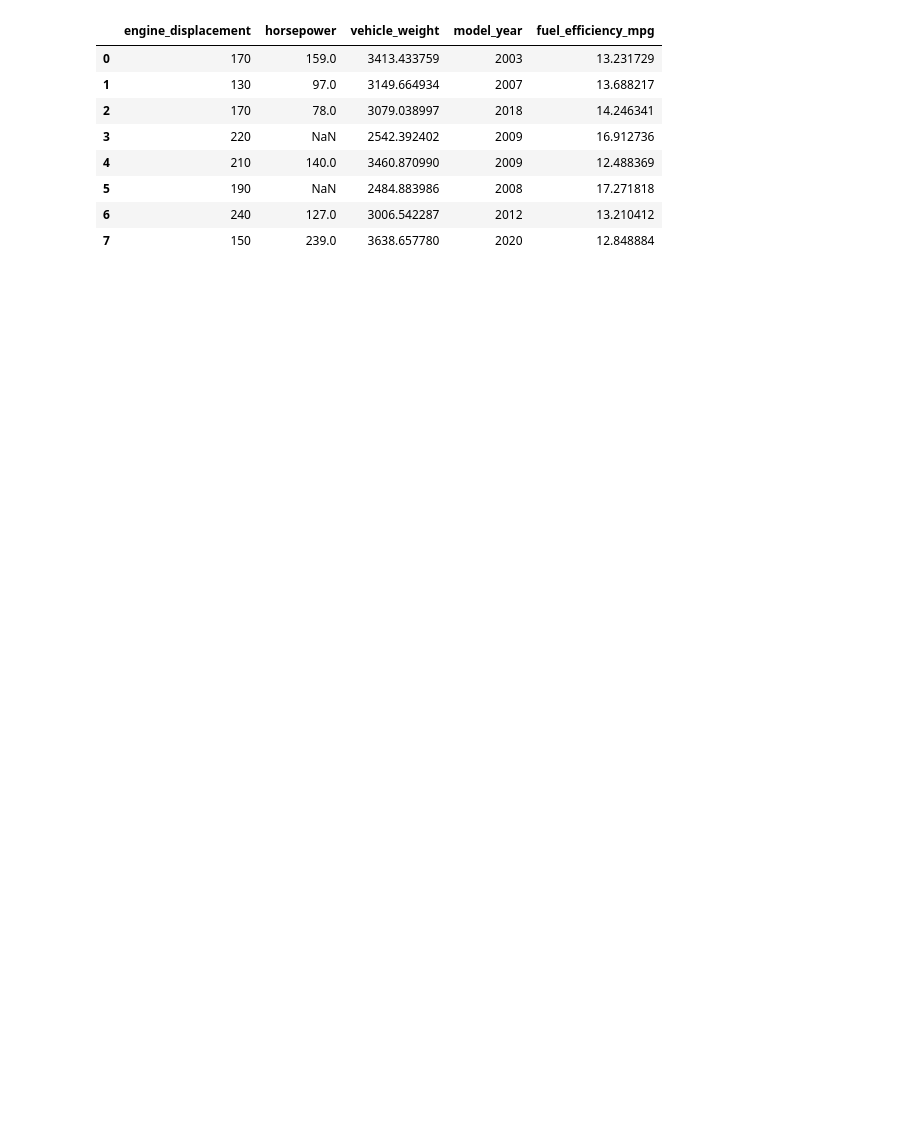
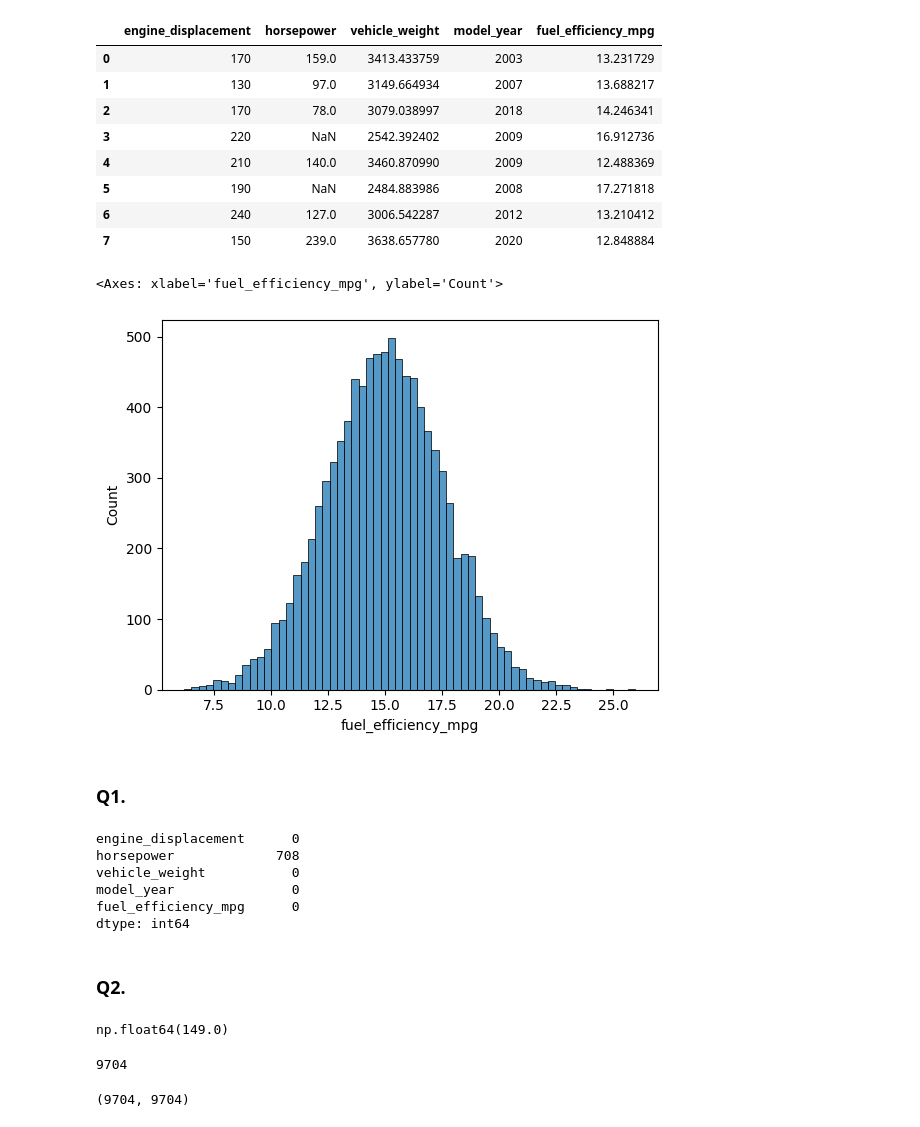
Before and after one commit to Avinashvn/ML-Zoom-camp, a Jupyter notebook: Regression-02/Homework/homework-02.ipynb, the cells around one changed output. Drawn from its saved outputs; the diff is of its cells as text; code cells hidden in the pictures; blank space fills up the shorter version.

```diff
--- a/Regression-02/Homework/homework-02.ipynb
+++ b/Regression-02/Homework/homework-02.ipynb
@@ -26,4 +28,4 @@ df.head(20)
 | 18 | 250 | 2.0 | 110.0 | 2971.214575 | NaN | 2003 | Europe | ... |
 | 19 | 180 | 1.0 | 126.0 | 2986.958657 | 17.9 | 2004 | Europe | ... |
 # %%
-selected_data = df[['engine_displacement','horsepower','vehicle_weight','model_year','fuel_efficiency_mpg']]
+sd = df[['engine_displacement','horsepower','vehicle_weight','model_year','fuel_efficiency_mpg']]
@@ -41,0 +51,16 @@ selected_data.head(8)
+# %%
+sns.histplot(sd['fuel_efficiency_mpg'])
+# %% [output]
+<Axes: xlabel='fuel_efficiency_mpg', ylabel='Count'>
+[figure, added]
+# %% [markdown]
+### Q1.
+# %%
+sd.isnull().sum()
+# %% [output]
+engine_displacement      0
+horsepower             708
+vehicle_weight           0
+model_year               0
+fuel_efficiency_mpg      0
+dtype: int64
@@ -41,0 +69,6 @@ selected_data.head(8)
+# %% [markdown]
+### Q2.
+# %%
+sd['horsepower'].median()
+# %% [output]
+np.float64(149.0)
@@ -41,0 +77,7 @@ selected_data.head(8)
+# %%
+#Lets shuffle and split the data 60%, 20%, 20%
+
+n = len(df)
+n
+# %% [output]
+9704
@@ -41,0 +88,4 @@ selected_data.head(8)
+# %%
+n, n_test + n_val + n_train
+# %% [output]
+(9704, 9704)
```
Also changed, not shown: parts of 13 cells of this notebook, 1 other file.
